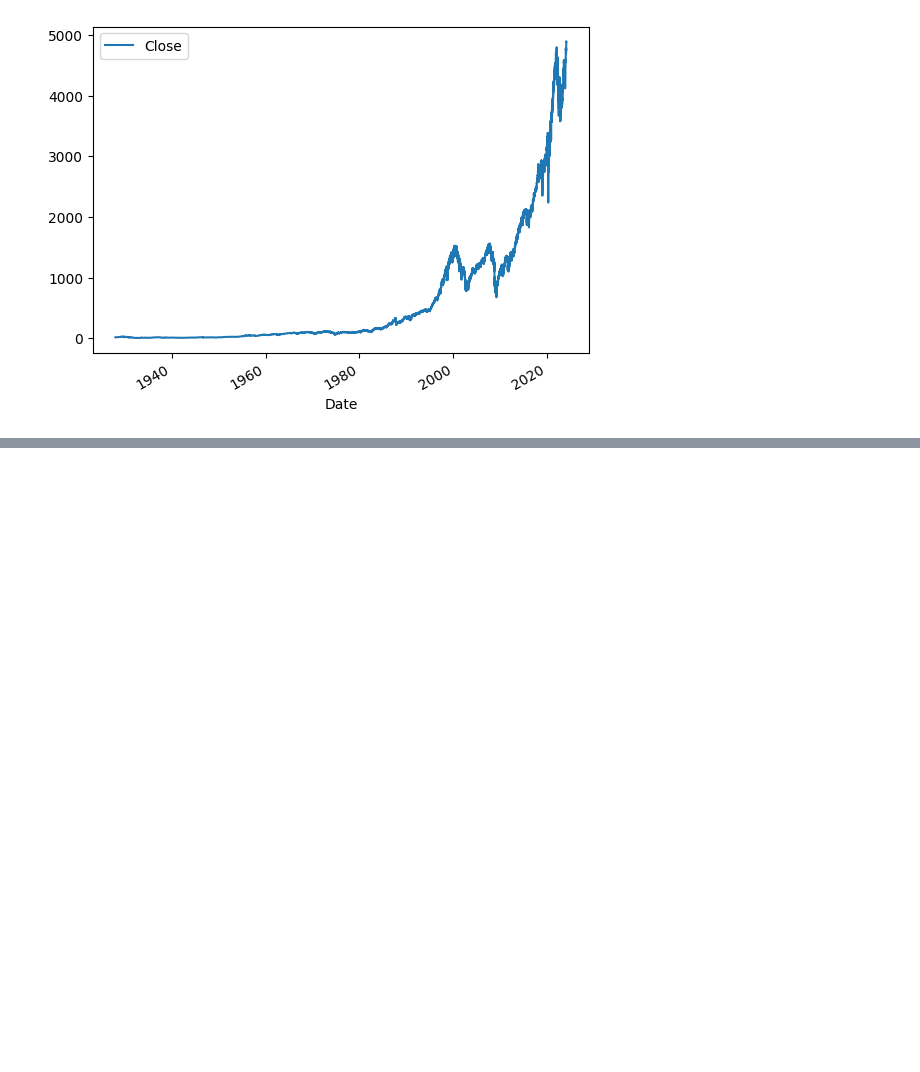
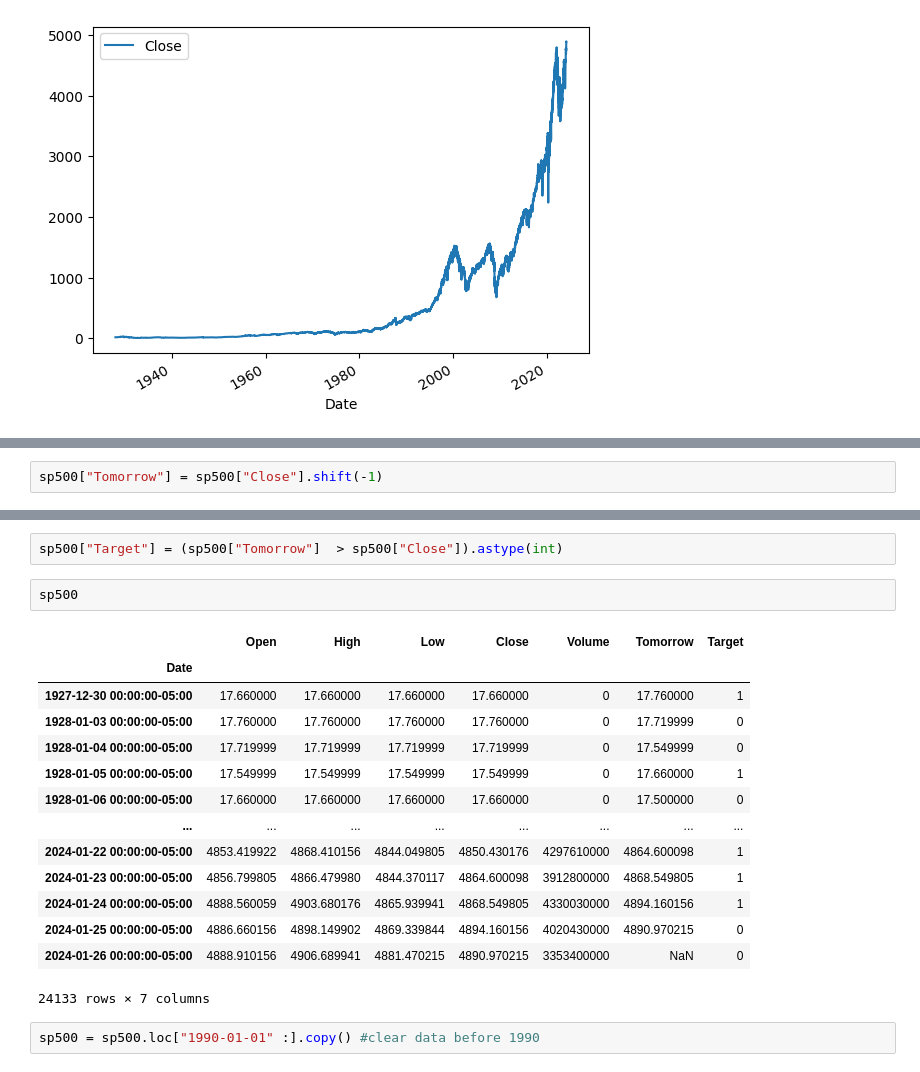
Before and after one commit to PrateekSharma007/Stock-price-predictor, a Jupyter notebook: stockprice.ipynb, the cells around one changed output, grey strips where cells are left out. Cells and saved outputs as stored; diff of their text form; blank space fills up the shorter version.

```diff
--- a/stockprice.ipynb
+++ b/stockprice.ipynb
@@ -45,0 +49,2 @@ kdskmsd
+# %%
+sp500["Tomorrow"] = sp500["Close"].shift(-1)
@@ -45,0 +68,21 @@ kdskmsd
+# %%
+sp500["Target"] = (sp500["Tomorrow"]  > sp500["Close"]).astype(int)
+# %%
+sp500
+# %% [output]
+|  | Open | High | Low | Close | Volume | Tomorrow | Target |
+| Date |  |  |  |  |  |  |  |
+| 1927-12-30 00:00:00-05:00 | 17.660000 | 17.660000 | 17.660000 | 17.660000 | 0 | 17.760000 | 1 |
+| 1928-01-03 00:00:00-05:00 | 17.760000 | 17.760000 | 17.760000 | 17.760000 | 0 | 17.719999 | 0 |
+| 1928-01-04 00:00:00-05:00 | 17.719999 | 17.719999 | 17.719999 | 17.719999 | 0 | 17.549999 | 0 |
+| 1928-01-05 00:00:00-05:00 | 17.549999 | 17.549999 | 17.549999 | 17.549999 | 0 | 17.660000 | 1 |
+| 1928-01-06 00:00:00-05:00 | 17.660000 | 17.660000 | 17.660000 | 17.660000 | 0 | 17.500000 | 0 |
+| ... | ... | ... | ... | ... | ... | ... | ... |
+| 2024-01-22 00:00:00-05:00 | 4853.419922 | 4868.410156 | 4844.049805 | 4850.430176 | 4297610000 | 4864.600098 | 1 |
+| 2024-01-23 00:00:00-05:00 | 4856.799805 | 4866.479980 | 4844.370117 | 4864.600098 | 3912800000 | 4868.549805 | 1 |
+| 2024-01-24 00:00:00-05:00 | 4888.560059 | 4903.680176 | 4865.939941 | 4868.549805 | 4330030000 | 4894.160156 | 1 |
+| 2024-01-25 00:00:00-05:00 | 4886.660156 | 4898.149902 | 4869.339844 | 4894.160156 | 4020430000 | 4890.970215 | 0 |
+| 2024-01-26 00:00:00-05:00 | 4888.910156 | 4906.689941 | 4881.470215 | 4890.970215 | 3353400000 | NaN | 0 |
+24133 rows × 7 columns
+# %%
+sp500 = sp500.loc["1990-01-01" :].copy() #clear data before 1990
```
Also changed, not shown: parts of 7 cells of this notebook.
